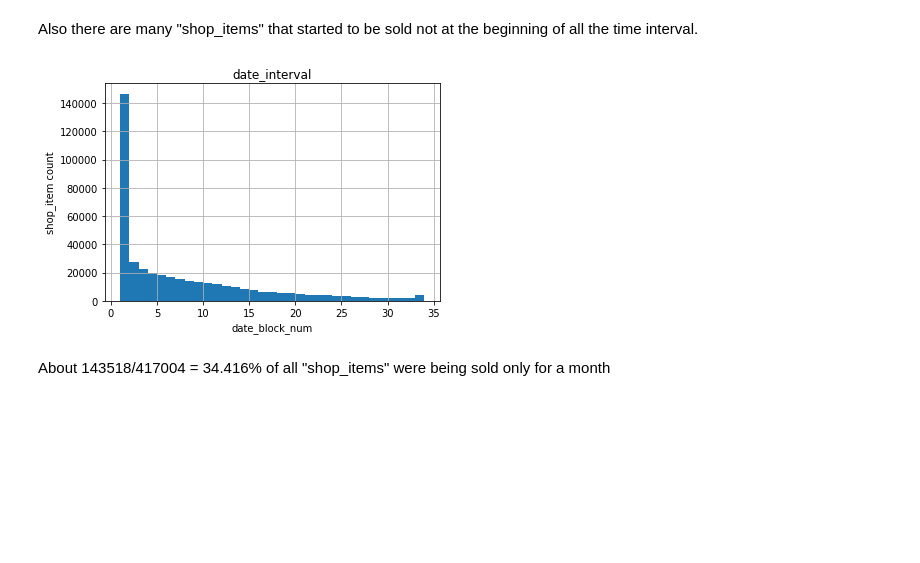
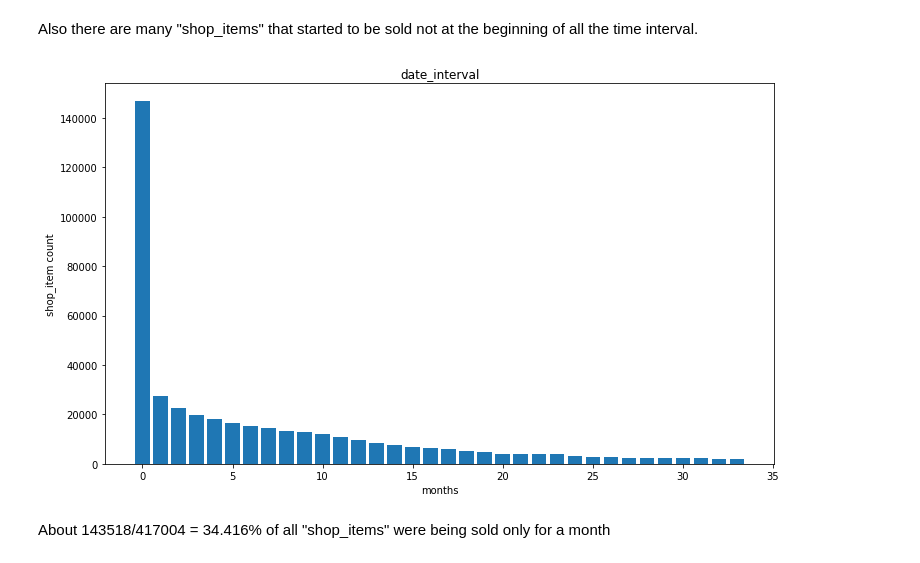
Before and after one commit to vkhmara/EPAM-Internship, a Jupyter notebook: Predict future sales/EDA future sales.ipynb, the cells around one changed output. Cells and saved outputs as stored; diff of their text form; code cells hidden in the pictures; blank space fills up the shorter version.

```diff
--- a/Predict future sales/EDA future sales.ipynb
+++ b/Predict future sales/EDA future sales.ipynb
@@ -201,3 +204,6 @@ The count of items sold by the shop at this day.
+# %%
+all_month_names = [datetime.datetime(2013 + i // 12, i % 12 + 1, 1).strftime('%B, %Y') for i in range(34)]
+all_months = pd.DataFrame({'date_block_num': list(range(34))})
 # %% [markdown]
 The function to research if all the feature values are present in column.
 # %%
@@ -512,13 +517,14 @@ plt.show()
 # %% [markdown]
 Also there are many "shop_items" that started to be sold not at the beginning of all the time interval.
 # %%
-sales_interval.date_interval.hist(bins=33)
-plt.xlabel('date_block_num')
-plt.ylabel('shop_item count')
-plt.title('date_interval')
+fig, ax = plt.subplots(figsize=(12, 7))
+ax.bar(x=all_months.date_block_num, height=sales_interval.groupby('date_interval').date_interval.count())
+ax.set_xlabel('months')
+ax.set_ylabel('shop_item count')
+ax.set_title('date_interval')
 plt.show()
 # %% [output]
-[figure, old version]
+[figure, new version]
 # %% [markdown]
 About 143518/417004 = 34.416% of all "shop_items" were being sold only for a month
 # %%
```
Also changed, not shown: parts of 29 cells of this notebook.
